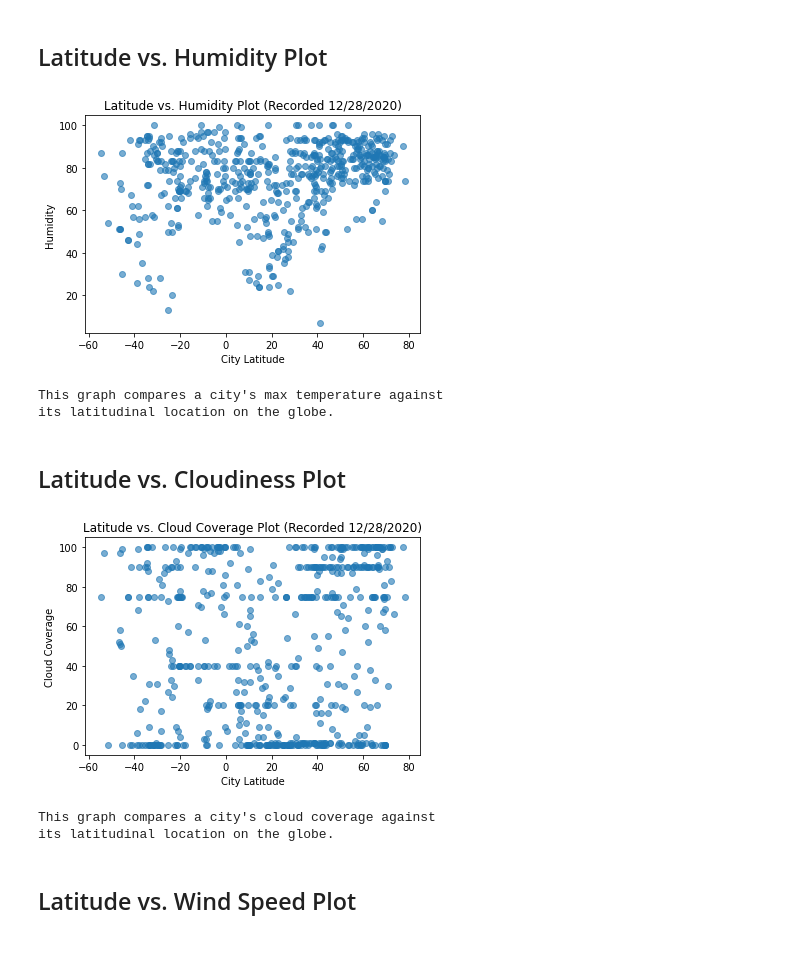
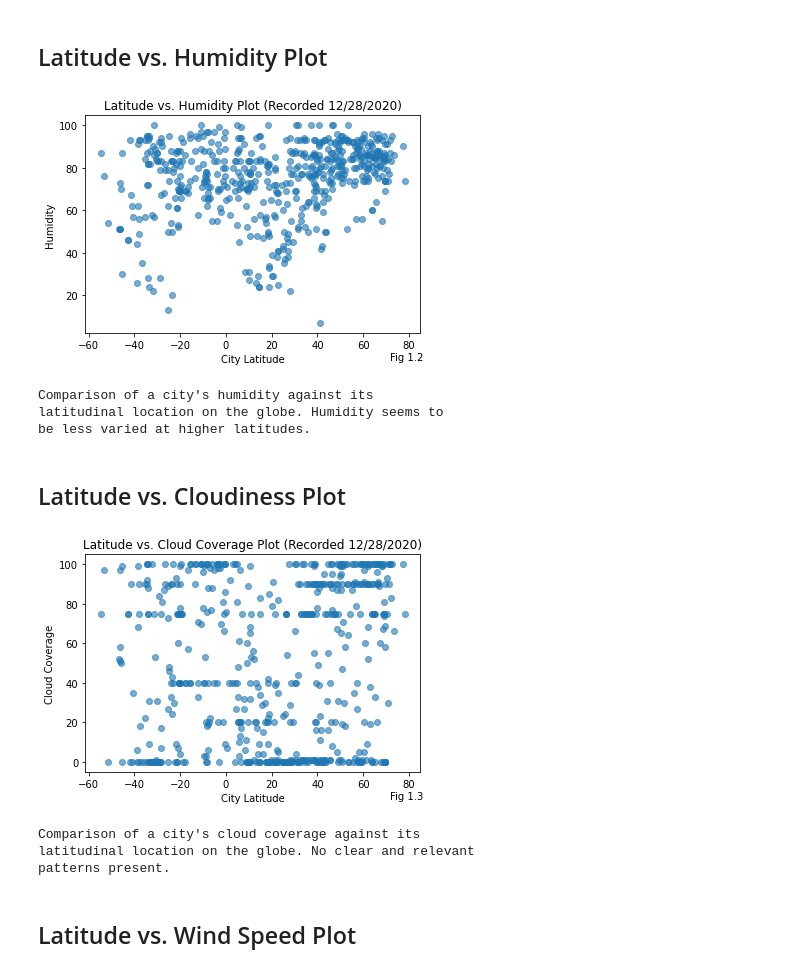
Before and after one commit to SanabuW/python-api-challenge, a Jupyter notebook: WeatherPy/WeatherPy.ipynb, the cells around one changed output. Saved outputs shown, nothing was run; the diff lists cells and outputs as text; code cells hidden in the pictures.

```diff
--- a/WeatherPy/WeatherPy.ipynb
+++ b/WeatherPy/WeatherPy.ipynb
@@ -283,35 +279,43 @@ its latitudinal location on the globe.
 # %% [markdown]
 ## Latitude vs. Humidity Plot
 # %%
-x_values = clean_city_data["City Latitude"].tolist()
-y_values = clean_city_data["Humidity"].tolist()
+x_values = clean_city_data["City Latitude"]
+y_values = clean_city_data["Humidity"]
 
 plt.scatter(x_values, y_values, alpha=0.60)
 plt.xlabel("City Latitude")
 plt.ylabel("Humidity")
 plt.title("Latitude vs. Humidity Plot (Recorded 12/28/2020)")
+plt.figtext(.83,.03,"Fig 1.2")
 plt.show()
-print(f'This graph compares a city\'s humidity against \nits latitudinal location on the globe.')
+print(f'Comparison of a city\'s humidity against its\n\
+latitudinal location on the globe. Humidity seems to\n\
+be less varied at higher latitudes.')
 # %% [output]
-[figure, old version]
+[figure, new version]
-This graph compares a city's max temperature against
-its latitudinal location on the globe.
+Comparison of a city's humidity against its
+latitudinal location on the globe. Humidity seems to
+be less varied at higher latitudes.
 # %% [markdown]
 ## Latitude vs. Cloudiness Plot
 # %%
-x_values = clean_city_data["City Latitude"].tolist()
-y_values = clean_city_data["Cloud Coverage"].tolist()
+x_values = clean_city_data["City Latitude"]
+y_values = clean_city_data["Cloud Coverage"]
 
 plt.scatter(x_values, y_values, alpha=0.60)
 plt.xlabel("City Latitude")
 plt.ylabel("Cloud Coverage")
 plt.title("Latitude vs. Cloud Coverage Plot (Recorded 12/28/2020)")
+plt.figtext(.83,.03,"Fig 1.3")
 plt.show()
-print(f'This graph compares a city\'s cloud coverage against \nits latitudinal location on the globe.')
+print(f'Comparison of a city\'s cloud coverage against its \n\
+latitudinal location on the globe. No clear and relevant \n\
+patterns present.')
 # %% [output]
-[figure, old version]
+[figure, new version]
-This graph compares a city's cloud coverage against
-its latitudinal location on the globe.
+Comparison of a city's cloud coverage against its
+latitudinal location on the globe. No clear and relevant
+patterns present.
 # %% [markdown]
 ## Latitude vs. Wind Speed Plot
 # %%
```
Also changed, not shown: parts of 15 cells of this notebook, 7 other files.
